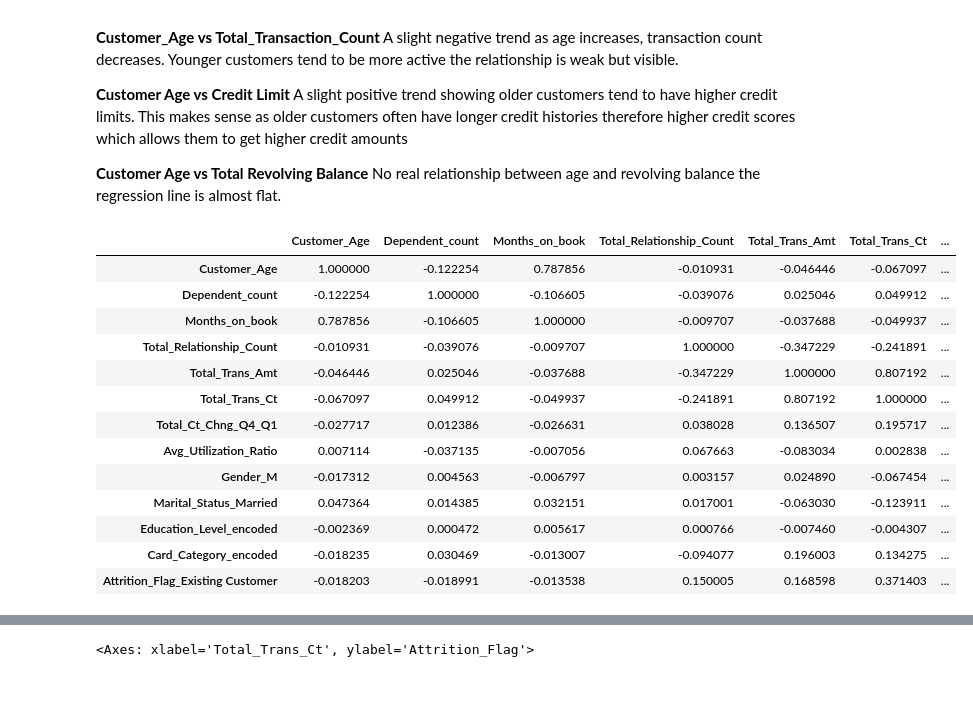
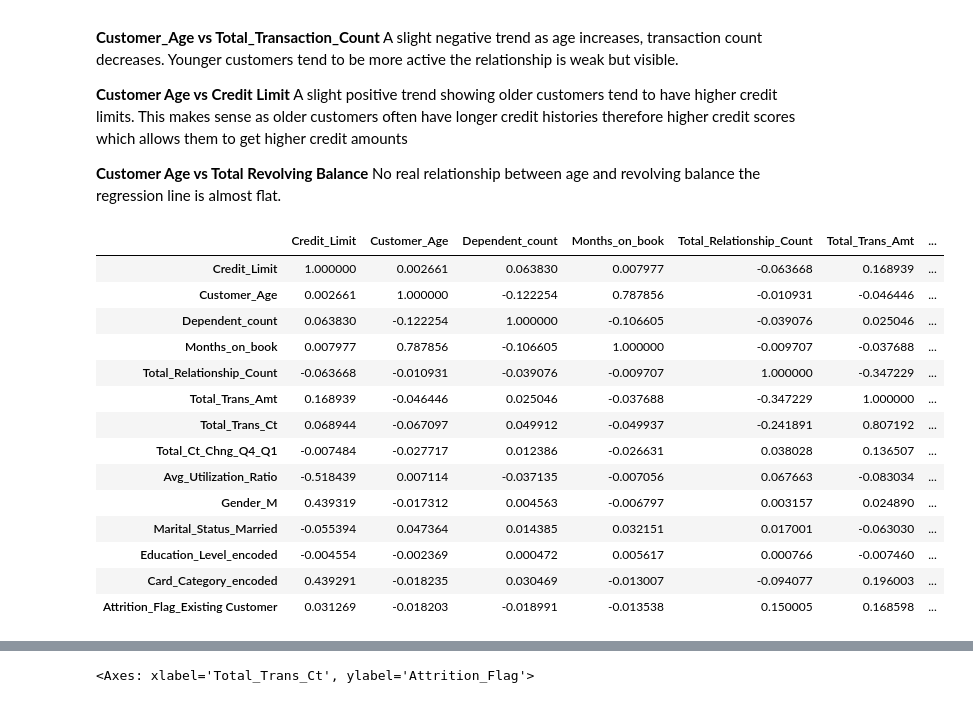
Before and after one commit to Lailah-Idrees/Credit-Card-Churning-Customers-Analysis-, a Jupyter notebook: jupyter_notebooks/Data_Visualisation.ipynb, the cells around one changed output, grey strips where cells are left out. Drawn from its saved outputs; the diff is of its cells as text; code cells hidden in the pictures.

```diff
--- a/jupyter_notebooks/Data_Visualisation.ipynb
+++ b/jupyter_notebooks/Data_Visualisation.ipynb
@@ -212,23 +212,24 @@ A slight positive trend showing older customers tend to have higher credit limit
 **Customer Age vs Total Revolving Balance**
 No real relationship between age and revolving balance the regression line is almost flat.
 # %%
-df_corr=df_transformed[['Customer_Age','Dependent_count','Months_on_book','Total_Relationship_Count','Total_Trans_Amt','Total_Trans_Ct','Total_Ct_Chng_Q4_Q1','Avg_Utilization_Ratio','Gender_M','Marital_Status_Married','Education_Level_encoded','Card_Category_encoded','Attrition_Flag_Existing Customer']].corr(method='pearson')
+df_corr=df_transformed[['Credit_Limit','Customer_Age','Dependent_count','Months_on_book','Total_Relationship_Count','Total_Trans_Amt','Total_Trans_Ct','Total_Ct_Chng_Q4_Q1','Avg_Utilization_Ratio','Gender_M','Marital_Status_Married','Education_Level_encoded','Card_Category_encoded','Attrition_Flag_Existing Customer']].corr(method='pearson')
 df_corr
 # %% [output]
-|  | Customer_Age | Dependent_count | Months_on_book | Total_Relationship_Count | Total_Trans_Amt | Total_Trans_Ct | ... |
-| Customer_Age | 1.000000 | -0.122254 | 0.787856 | -0.010931 | -0.046446 | -0.067097 | ... |
-| Dependent_count | -0.122254 | 1.000000 | -0.106605 | -0.039076 | 0.025046 | 0.049912 | ... |
-| Months_on_book | 0.787856 | -0.106605 | 1.000000 | -0.009707 | -0.037688 | -0.049937 | ... |
-| Total_Relationship_Count | -0.010931 | -0.039076 | -0.009707 | 1.000000 | -0.347229 | -0.241891 | ... |
-| Total_Trans_Amt | -0.046446 | 0.025046 | -0.037688 | -0.347229 | 1.000000 | 0.807192 | ... |
-| Total_Trans_Ct | -0.067097 | 0.049912 | -0.049937 | -0.241891 | 0.807192 | 1.000000 | ... |
-| Total_Ct_Chng_Q4_Q1 | -0.027717 | 0.012386 | -0.026631 | 0.038028 | 0.136507 | 0.195717 | ... |
-| Avg_Utilization_Ratio | 0.007114 | -0.037135 | -0.007056 | 0.067663 | -0.083034 | 0.002838 | ... |
-| Gender_M | -0.017312 | 0.004563 | -0.006797 | 0.003157 | 0.024890 | -0.067454 | ... |
-| Marital_Status_Married | 0.047364 | 0.014385 | 0.032151 | 0.017001 | -0.063030 | -0.123911 | ... |
-| Education_Level_encoded | -0.002369 | 0.000472 | 0.005617 | 0.000766 | -0.007460 | -0.004307 | ... |
-| Card_Category_encoded | -0.018235 | 0.030469 | -0.013007 | -0.094077 | 0.196003 | 0.134275 | ... |
-| Attrition_Flag_Existing Customer | -0.018203 | -0.018991 | -0.013538 | 0.150005 | 0.168598 | 0.371403 | ... |
+|  | Credit_Limit | Customer_Age | Dependent_count | Months_on_book | Total_Relationship_Count | Total_Trans_Amt | ... |
+| Credit_Limit | 1.000000 | 0.002661 | 0.063830 | 0.007977 | -0.063668 | 0.168939 | ... |
+| Customer_Age | 0.002661 | 1.000000 | -0.122254 | 0.787856 | -0.010931 | -0.046446 | ... |
+| Dependent_count | 0.063830 | -0.122254 | 1.000000 | -0.106605 | -0.039076 | 0.025046 | ... |
+| Months_on_book | 0.007977 | 0.787856 | -0.106605 | 1.000000 | -0.009707 | -0.037688 | ... |
+| Total_Relationship_Count | -0.063668 | -0.010931 | -0.039076 | -0.009707 | 1.000000 | -0.347229 | ... |
+| Total_Trans_Amt | 0.168939 | -0.046446 | 0.025046 | -0.037688 | -0.347229 | 1.000000 | ... |
+| Total_Trans_Ct | 0.068944 | -0.067097 | 0.049912 | -0.049937 | -0.241891 | 0.807192 | ... |
+| Total_Ct_Chng_Q4_Q1 | -0.007484 | -0.027717 | 0.012386 | -0.026631 | 0.038028 | 0.136507 | ... |
+| Avg_Utilization_Ratio | -0.518439 | 0.007114 | -0.037135 | -0.007056 | 0.067663 | -0.083034 | ... |
+| Gender_M | 0.439319 | -0.017312 | 0.004563 | -0.006797 | 0.003157 | 0.024890 | ... |
+| Marital_Status_Married | -0.055394 | 0.047364 | 0.014385 | 0.032151 | 0.017001 | -0.063030 | ... |
+| Education_Level_encoded | -0.004554 | -0.002369 | 0.000472 | 0.005617 | 0.000766 | -0.007460 | ... |
+| Card_Category_encoded | 0.439291 | -0.018235 | 0.030469 | -0.013007 | -0.094077 | 0.196003 | ... |
+| Attrition_Flag_Existing Customer | 0.031269 | -0.018203 | -0.018991 | -0.013538 | 0.150005 | 0.168598 | ... |
 # %%
 mask=np.zeros_like(df_corr,dtype=bool)
 mask[np.triu_indices_from(mask)] = True
```
Also changed, not shown: parts of 3 cells of this notebook.
